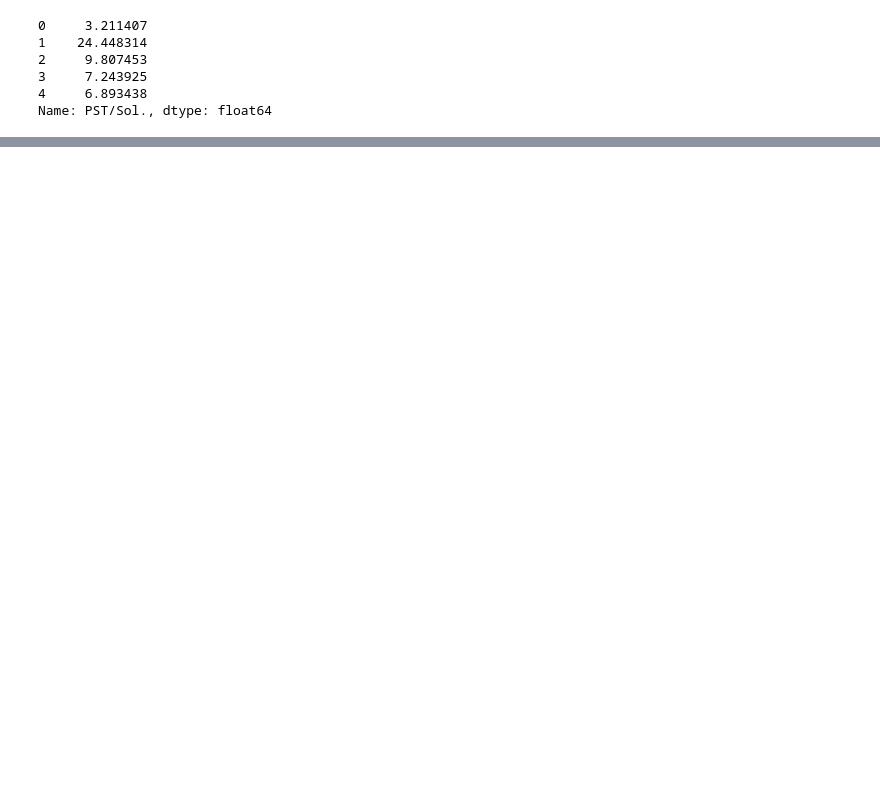
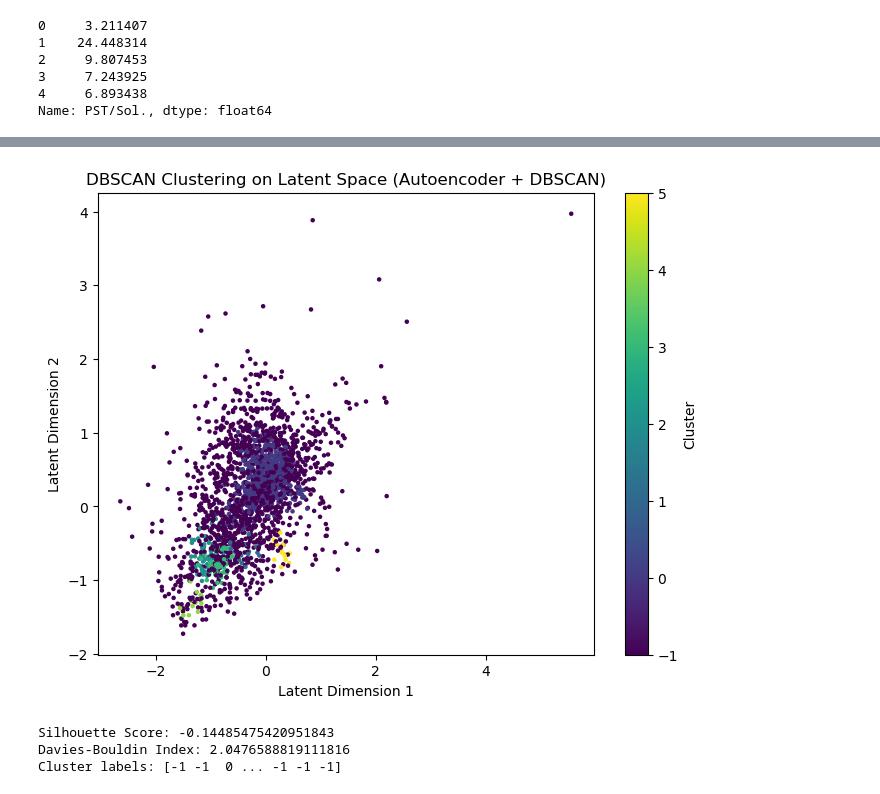
Before and after one commit to matheogodenzi/EnergyTransitionPotential, a Jupyter notebook: source/models/deep_embeddded_clustering.ipynb, the cells around one changed output, grey strips where cells are left out. Saved outputs shown, nothing was run; the diff lists cells and outputs as text; code cells hidden in the pictures; blank space fills up the shorter version.

Commit message:
first actual result

```diff
--- a/source/models/deep_embeddded_clustering.ipynb
+++ b/source/models/deep_embeddded_clustering.ipynb
@@ -335,0 +441,24 @@ plt.show()
+# %%
+# Step 11: Visualize the results
+plt.figure(figsize=(8, 6))
+plt.scatter(X_encoded[:, 4], X_encoded[:, 1], c=clusters, cmap='viridis', s=5)
+plt.title("DBSCAN Clustering on Latent Space (Autoencoder + DBSCAN)")
+plt.xlabel("Latent Dimension 1")
+plt.ylabel("Latent Dimension 2")
+plt.colorbar(label='Cluster')
+plt.show()
+
+# Step 12: Evaluate the clustering (optional)
+silhouette_avg = silhouette_score(X_encoded, clusters)
+print(f"Silhouette Score: {silhouette_avg}")
+
+db_score = davies_bouldin_score(X_encoded, clusters)
+print(f"Davies-Bouldin Index: {db_score}")
+
+# Cluster and True Labels comparison (if you have labels)
+print("Cluster labels:", clusters)
+# %% [output]
+[figure, added]
+Silhouette Score: -0.14485475420951843
+Davies-Bouldin Index: 2.0476588819111816
+Cluster labels: [-1 -1  0 ... -1 -1 -1]
```
Also changed, not shown: parts of 52 cells of this notebook.
